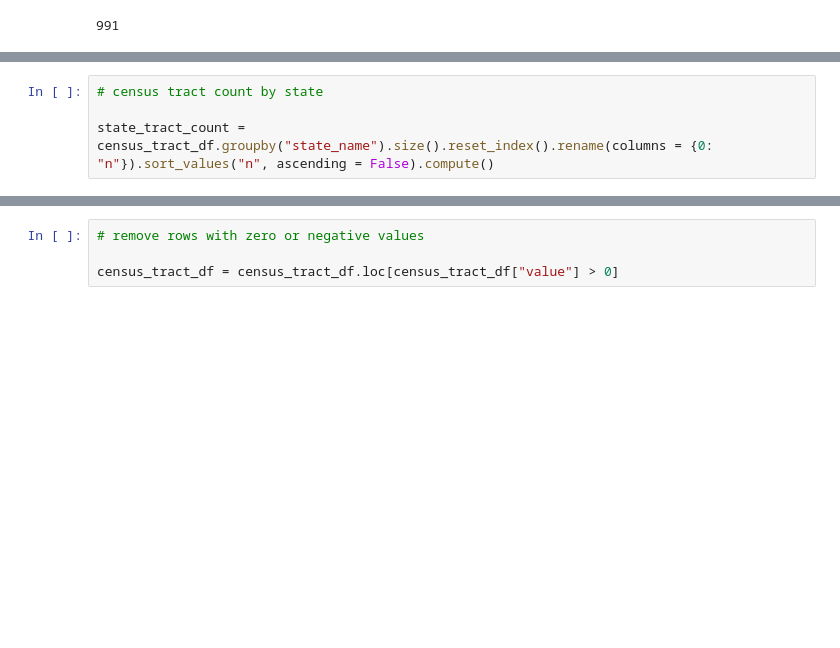
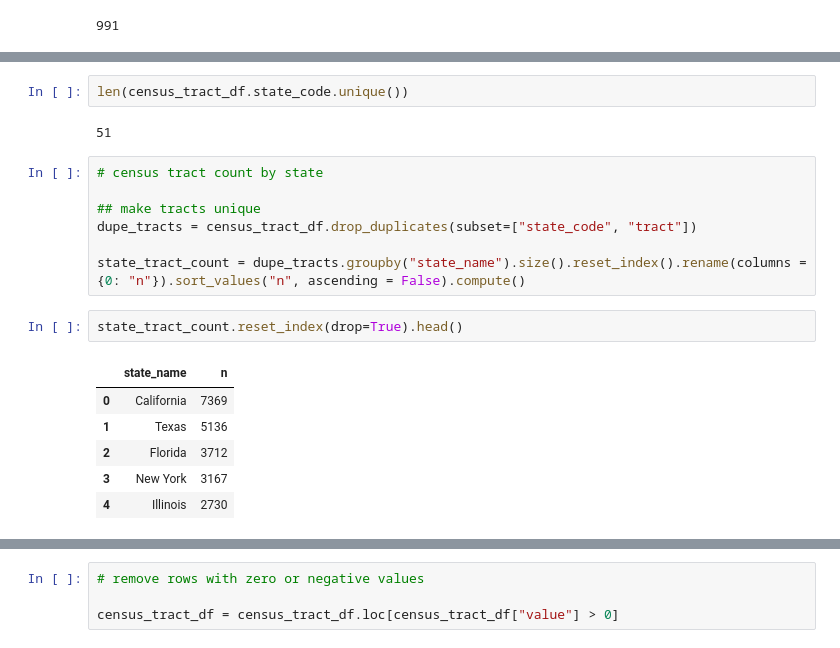
Before and after one commit to 0-steve/census_api, a Jupyter notebook: 2_learn/census_viz.ipynb, the cells around one changed output, grey strips where cells are left out. Saved outputs shown, nothing was run; the diff lists cells and outputs as text; blank space fills up the shorter version.

```diff
--- a/2_learn/census_viz.ipynb
+++ b/2_learn/census_viz.ipynb
@@ -52,8 +55,24 @@ Index(['geo_id', 'tract_name', 'state_name', 'state_code', 'county', 'tract',
       dtype='object')
+# %%
+len(census_tract_df.state_code.unique())
+# %% [output]
+51
 # %%
 # census tract count by state
 
-state_tract_count = census_tract_df.groupby("state_name").size().reset_index().rename(columns = {0: "n"}).sort_values("n", ascending = False).compute()
+## make tracts unique
+dupe_tracts = census_tract_df.drop_duplicates(subset=["state_code", "tract"])
+
+state_tract_count = dupe_tracts.groupby("state_name").size().reset_index().rename(columns = {0: "n"}).sort_values("n", ascending = False).compute()
+# %%
+state_tract_count.reset_index(drop=True).head()
+# %% [output]
+|  | state_name | n |
+| 0 | California | 7369 |
+| 1 | Texas | 5136 |
+| 2 | Florida | 3712 |
+| 3 | New York | 3167 |
+| 4 | Illinois | 2730 |
 # %%
 fig, ax = plt.subplots(figsize = (20, 10))
 
```
Also changed, not shown: parts of 13 cells of this notebook, 5 other files.
